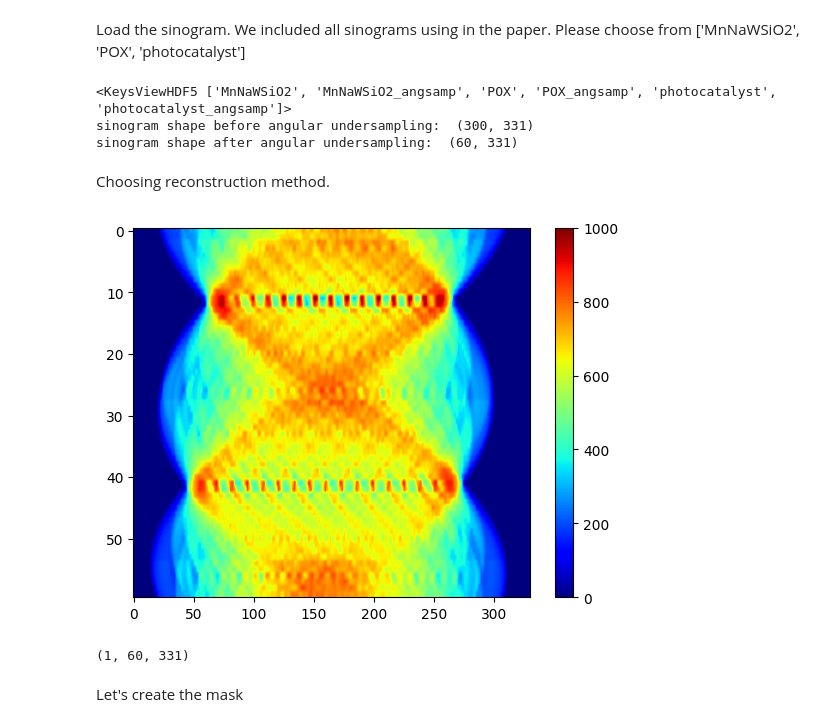
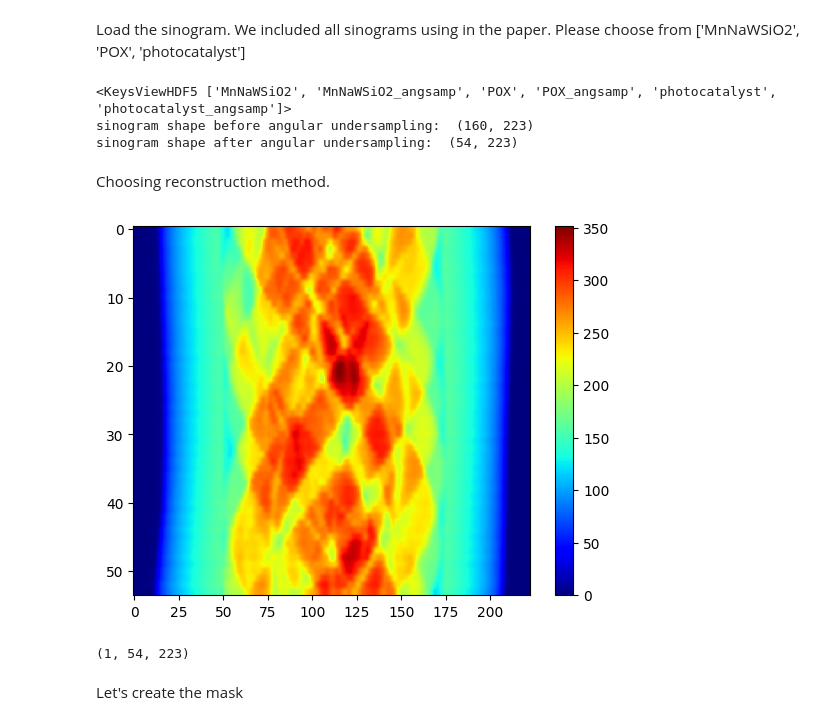
Before and after one commit to robindong3/SD2I, a Jupyter notebook: example/SD2I_experiment_POX.ipynb, the cells around one changed output. Saved outputs shown, nothing was run; the diff lists cells and outputs as text; code cells hidden in the pictures.

Commit message:
POX experimental XRDCT dataset

```diff
--- a/example/SD2I_experiment_POX.ipynb
+++ b/example/SD2I_experiment_POX.ipynb
@@ -210,7 +236,7 @@ Load the sinogram. We included all sinograms using in the paper.
 Please choose from ['MnNaWSiO2', 'POX', 'photocatalyst']
 # %%
 #chose the dataset from ['MnNaWSiO2', 'POX', 'photocatalyst']
-dataset_name = 'photocatalyst'
+dataset_name = 'POX'
 
 fn = 'SD2I/sd2i/dataset/sinograms_used_in_paper_2.h5'
 
@@ -223,31 +249,34 @@ print('sinogram shape before angular undersampling: ', sino_full.shape)
 print('sinogram shape after angular undersampling: ', sino.shape)
 # %% [output]
 <KeysViewHDF5 ['MnNaWSiO2', 'MnNaWSiO2_angsamp', 'POX', 'POX_angsamp', 'photocatalyst', 'photocatalyst_angsamp']>
-sinogram shape before angular undersampling:  (300, 331)
-sinogram shape after angular undersampling:  (60, 331)
+sinogram shape before angular undersampling:  (160, 223)
+sinogram shape after angular undersampling:  (54, 223)
 # %% [markdown]
 Choosing reconstruction method.
 # %%
 npix = sino.shape[1] # image size
 npr = sino.shape[0] # number of projections
 
 with_disc = False # Use discriminator or not
 
 method = 'SD2Iup' # Choose method from 'SD2Iup', 'SD2I', 'GANrec', 'Automap'
 
 factor = 8 # Used for SD2I methods
 
 theta = np.radians(np.arange(0, 180, 180/sino_full.shape[0]))
-theta = theta[::(sino_full.shape[0]//npr)]
 
+if sino_full.shape[0] % npr == 0:
+    theta = theta[::(sino_full.shape[0]//npr)]
+else:
+    theta = theta[::(sino_full.shape[0]//npr + 1)]
 pattern_input = sino.reshape([1, npr, npix, 1])
 showim(tf_tomo_squeeze(pattern_input), 2)
 
 pattern_input = pattern_input[:,:,:,0]
 print(pattern_input.shape)
 # %% [output]
-[figure, old version]
+[figure, new version]
-(1, 60, 331)
+(1, 54, 223)
 # %% [markdown]
 Let's create the mask
 # %%
```
Also changed, not shown: parts of 16 cells of this notebook.
